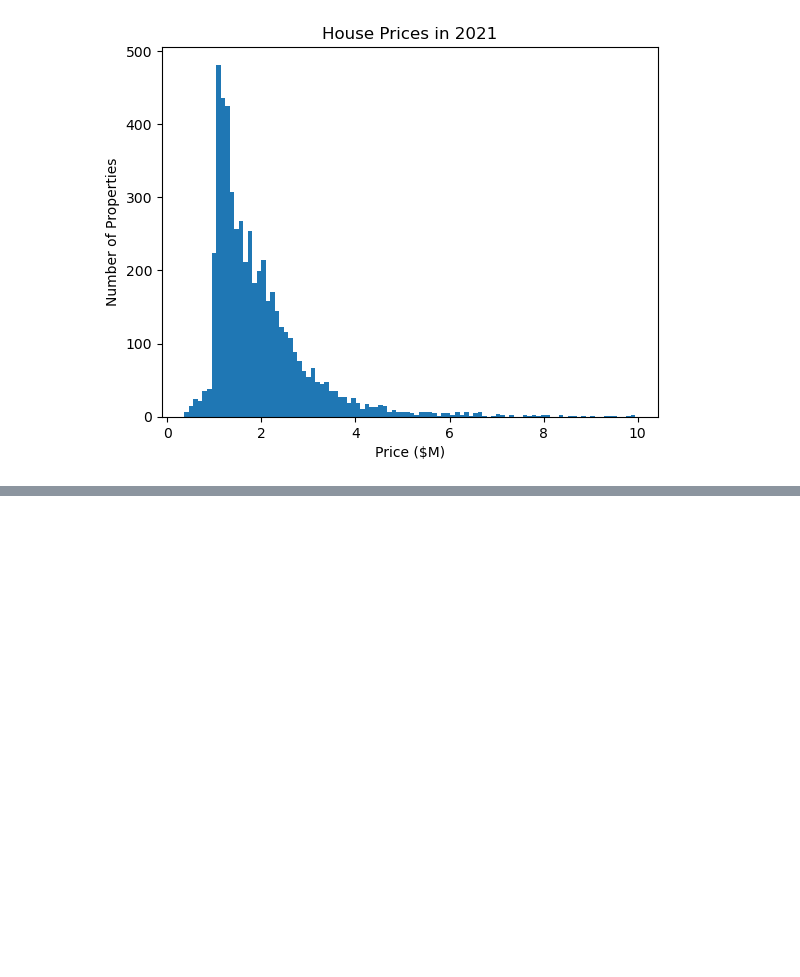
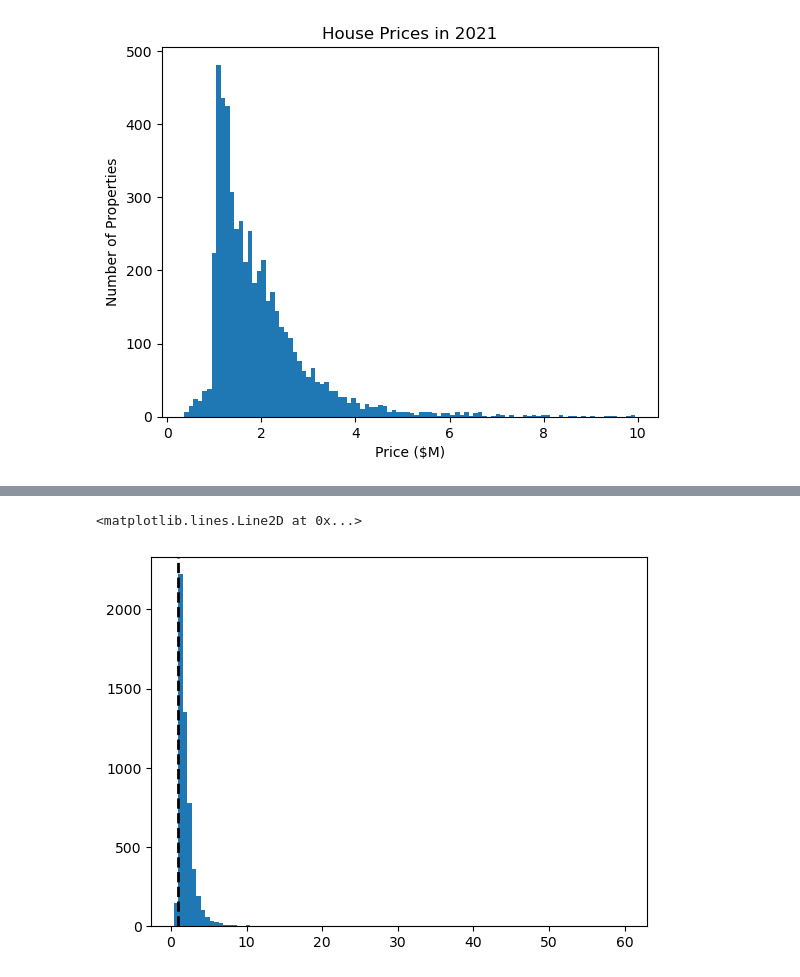
Before and after one commit to benjaminpope/quarto-mq-revealjs-theme, a Jupyter notebook: domain.ipynb, the cells around one changed output, grey strips where cells are left out. Drawn from its saved outputs; the diff is of its cells as text; code cells hidden in the pictures; blank space fills up the shorter version.

```diff
--- a/domain.ipynb
+++ b/domain.ipynb
@@ -45,0 +117,8 @@ Text(0, 0.5, 'Fraction of Properties')
+# %%
+h = plt.hist(df21.price/1e6,bins=100); # semicolon to suppress output; /1e6 to make readable
+mode = np.argmax(h[0])
+mode_price = h[1][mode]
+plt.axvline(mode_price, color='k', ls='--', lw=2)
+# %% [output]
+<matplotlib.lines.Line2D at 0x...>
+[figure, added]
```
Also changed, not shown: parts of 17 cells of this notebook, 11 other files.
